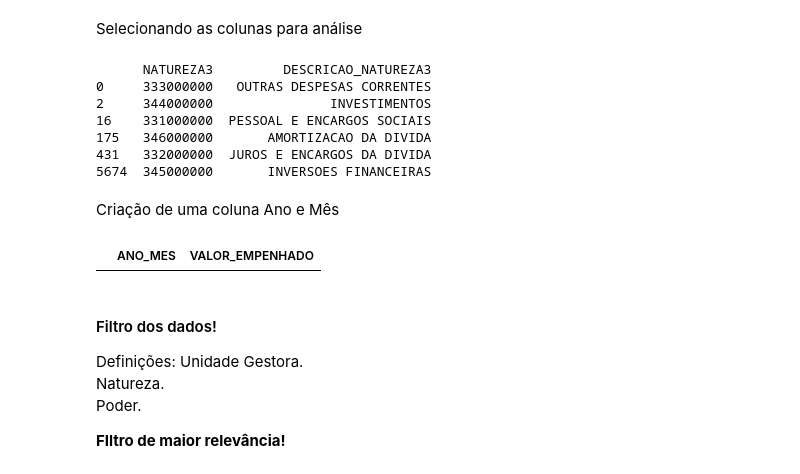
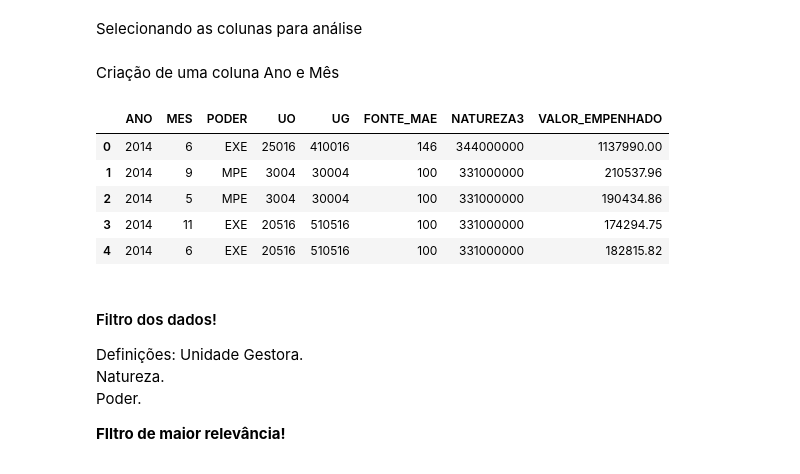
Before and after one commit to Falkzera/Previsao_App, a Jupyter notebook: Modelagem.ipynb, the cells around one changed output. Cells and saved outputs as stored; diff of their text form; code cells hidden in the pictures.

```diff
--- a/Modelagem.ipynb
+++ b/Modelagem.ipynb
@@ -31,7 +36,13 @@ ___
 # %% [markdown]
 Carregando a base bruta
 # %%
-df = pd.read_csv('desepesa_2018_2024.csv', encoding='latin1', sep=';')
+df1 = pd.read_csv('data/desepesa_2018_2024.csv', encoding='latin1', sep=';')
+# %%
+df = pd.read_excel('data/despesa_2014_2017.xlsx')
+# %%
+df1 = df1[['ANO', 'MES', 'PODER', 'UO', 'UG', 'FONTE_MAE', 'NATUREZA3', 'VALOR_EMPENHADO']]
+df = df[['ANO', 'MES', 'PODER', 'UO', 'UG', 'FONTE_MAE', 'NATUREZA3', 'VALOR_EMPENHADO']]
+df = pd.concat([df, df1])
 # %%
 df.columns
 # %% [output]
@@ -40,14 +51,3 @@ Index(['ANO', 'PODER', 'UO', 'DESCRICAO_UO', 'UG', 'DESCRICAO_UG', 'FUNCAO', 'DE
 Organizando a base
 # %% [markdown]
 Selecionando as colunas para análise
-# %%
-new_var = df[['NATUREZA3', 'DESCRICAO_NATUREZA3']].drop_duplicates()
-print(new_var)
-# %% [output]
-      NATUREZA3         DESCRICAO_NATUREZA3
-0     333000000   OUTRAS DESPESAS CORRENTES
-2     344000000               INVESTIMENTOS
-16    331000000  PESSOAL E ENCARGOS SOCIAIS
-175   346000000       AMORTIZACAO DA DIVIDA
-431   332000000  JUROS E ENCARGOS DA DIVIDA
-5674  345000000       INVERSOES FINANCEIRAS
@@ -57,7 +54,12 @@ df_test = df[['ANO', 'MES', 'PODER','UO', 'UG', 'FONTE_MAE', 'NATUREZA3', 'VALOR
 # %% [markdown]
 Criação de uma coluna Ano e Mês
 # %%
-df_test_2024.head()
+df.head()
 # %% [output]
-|  | ANO_MES | VALOR_EMPENHADO |
+|  | ANO | MES | PODER | UO | UG | FONTE_MAE | NATUREZA3 | VALOR_EMPENHADO |
+| 0 | 2014 | 6 | EXE | 25016 | 410016 | 146 | 344000000 | 1137990.00 |
+| 1 | 2014 | 9 | MPE | 3004 | 30004 | 100 | 331000000 | 210537.96 |
+| 2 | 2014 | 5 | MPE | 3004 | 30004 | 100 | 331000000 | 190434.86 |
+| 3 | 2014 | 11 | EXE | 20516 | 510516 | 100 | 331000000 | 174294.75 |
+| 4 | 2014 | 6 | EXE | 20516 | 510516 | 100 | 331000000 | 182815.82 |
 # %%
```
Also changed, not shown: parts of 196 cells of this notebook, 6 other files.
